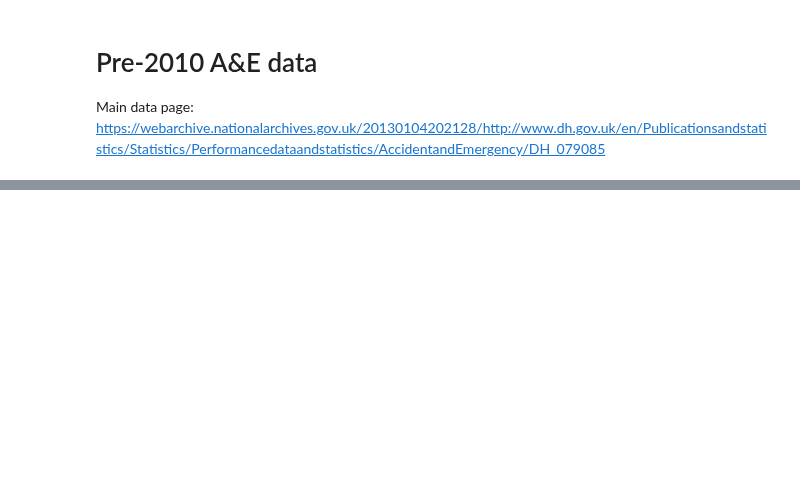
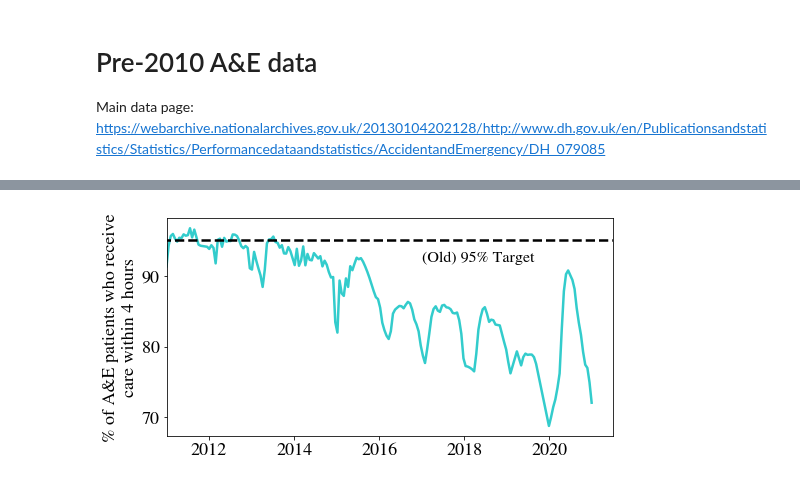
Before and after one commit to HowsMyNHS/NHSdata, a Jupyter notebook: AnE_Data/Pre2010AnE.ipynb, the cells around one changed output, grey strips where cells are left out. Saved outputs shown, nothing was run; the diff lists cells and outputs as text; code cells hidden in the pictures; blank space fills up the shorter version.

```diff
--- a/AnE_Data/Pre2010AnE.ipynb
+++ b/AnE_Data/Pre2010AnE.ipynb
@@ -243,0 +240,22 @@ plt.savefig("type1Overtime.png",dpi = 100)
+# %%
+NewNames, Newperiods, NewWaiting = np.load("type1_post2010.npy", allow_pickle = True)
+# %%
+import matplotlib.pyplot as plt
+from scipy.interpolate import interp1d
+import matplotlib
+matplotlib.rcParams['mathtext.fontset'] = 'stix'
+matplotlib.rcParams['font.family'] = 'STIXGeneral'
+matplotlib.rc('font', size=18)
+
+waiting_interp = interp1d(Newperiods, NewWaiting[NewNames == "England"][0])
+years = np.linspace(2011, 2021, 200)
+
+fig = plt.figure(figsize = (8,4))
+plt.plot(years, waiting_interp(years)*100, lw = 2.5, color = "#33cccc")
+plt.ylabel("% of A&E patients who receive\ncare within 4 hours")
+plt.xlim(2011, 2021.5)
+plt.annotate("(Old) 95% Target", (2017, 92), size = 16)
+plt.plot([2002, 2021.5], [95, 95], "--", lw = 2.5, color = "k")
+plt.savefig("AnE_England.pdf", bbox_inches = "tight")
+# %% [output]
+[figure, added]
```
Also changed, not shown: parts of 5 cells of this notebook, 3 other files.
